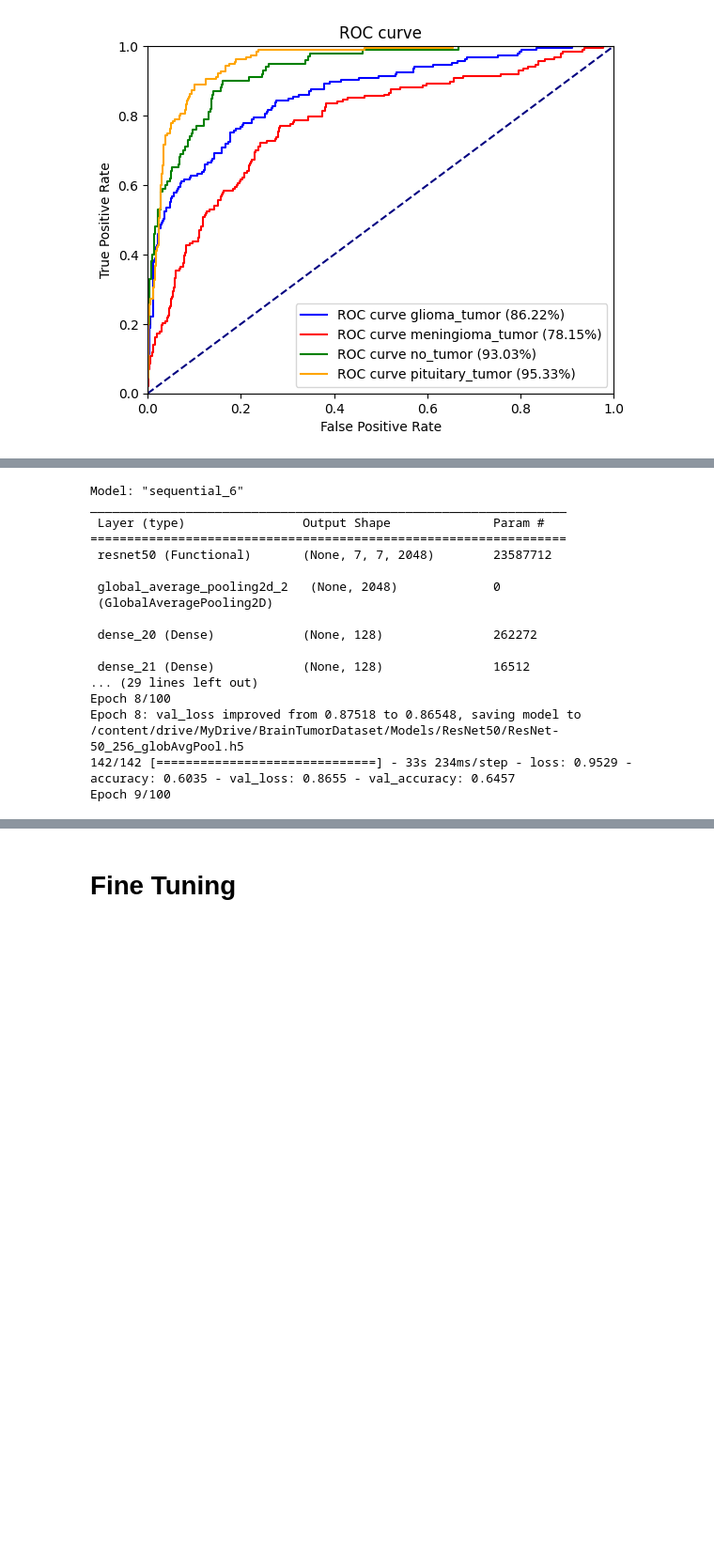
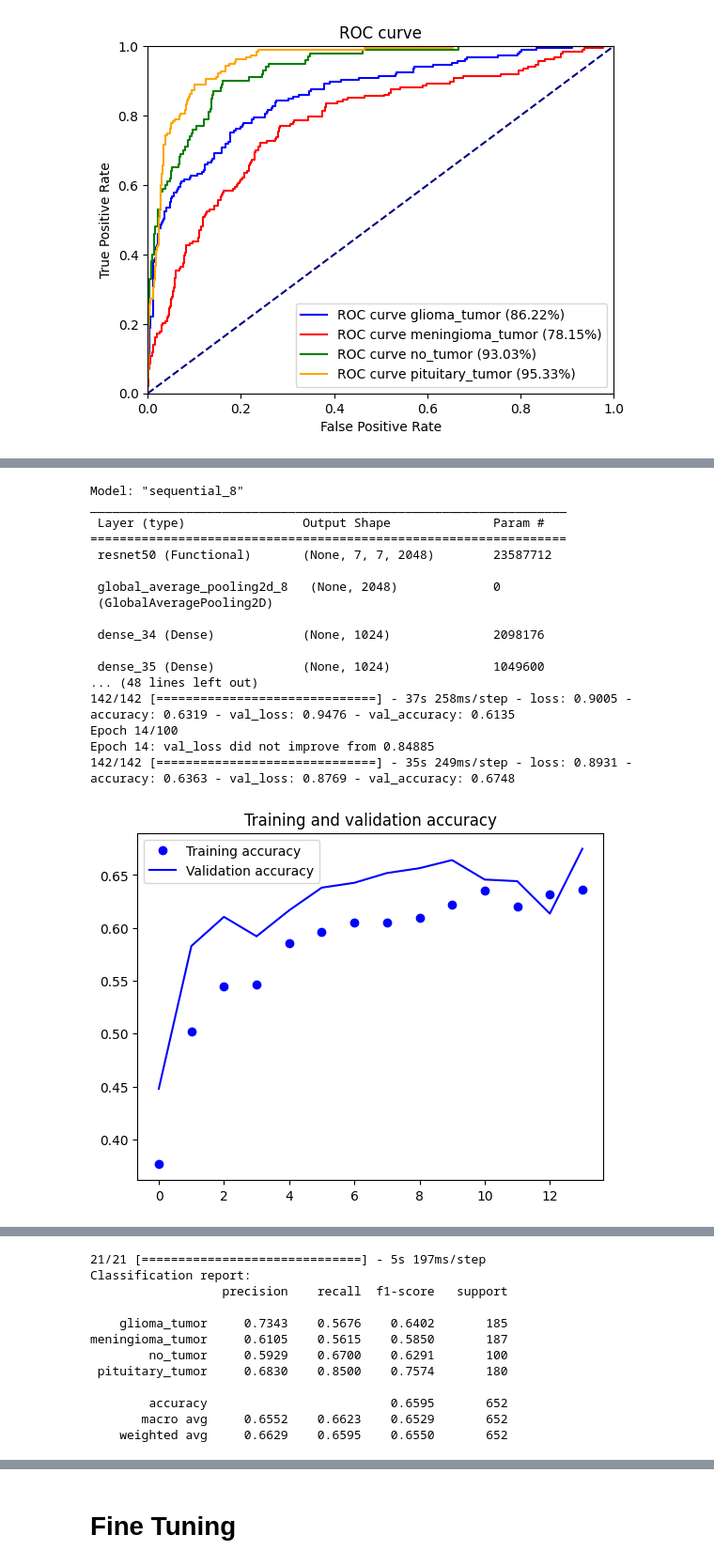
Before and after one commit to mgiorgi13/brain_tumor_classifier, a Jupyter notebook: ResNet_50_pretrained_network.ipynb, the cells around one changed output, grey strips where cells are left out. Shown at 94% size. Drawn from its saved outputs; the diff is of its cells as text; code cells hidden in the pictures; blank space fills up the shorter version.

```diff
--- a/ResNet_50_pretrained_network.ipynb
+++ b/ResNet_50_pretrained_network.ipynb
@@ -478,20 +473,0 @@ To resolve previous overfitting we ???
-# %%
-model = Sequential()
-model.add(base_model)
-model.add(Flatten())
-model.add(Dense(32, activation='relu'))
-model.add(Dense(64, activation='relu'))
-model.add(Dense(4, activation='softmax')) #4 classi di output
-
-# freeze the layers of the pretrained model
-for layer in base_model.layers:
-    layer.trainable = False
-
-# compile the model
-compile_model(model)
-
-# run the model
-run_model(model, 'ResNet50', "ResNet-50_128")
-
-# evaluate the model
-evaluate_model(model, test_generator, "ResNet-50_128", "ResNet50")
@@ -651,38 +593,40 @@ DA VALUTARE ?????
 # %%
 model = Sequential()
 model.add(base_model)
 model.add(GlobalAveragePooling2D())
-# model.add(Dense(128, activation='relu'))
-# model.add(Dense(128, activation='relu'))
-model.add(Dense(4, activation='softmax')) #4 classi di output
+model.add(Dense(1024, activation='relu'))
+model.add(Dense(1024, activation='relu'))
+model.add(Dense(1024, activation='relu'))
+model.add(Dense(4, activation='softmax'))
 
 # freeze the layers of the pretrained model
 for layer in base_model.layers:
     layer.trainable = False
 
 # compile the model
 compile_model(model)
 
 # run the model
-run_model(model, 'ResNet50', "ResNet-50_256_globAvgPool")
+run_model(model, 'ResNet50', "ResNet-50_512_512_512_globAvgPool")
 
 # evaluate the model
-evaluate_model(model,test_generator, "ResNet-50_256_globAvgPool", "ResNet50")
+evaluate_model(model,test_generator, "ResNet-50_512_512_512_globAvgPool", "ResNet50")
 # %% [output]
-Model: "sequential_6"
+Model: "sequential_8"
 _________________________________________________________________
  Layer (type)                Output Shape              Param #
 =================================================================
  resnet50 (Functional)       (None, 7, 7, 2048)        23587712
 
- global_average_pooling2d_2   (None, 2048)             0
+ global_average_pooling2d_8   (None, 2048)             0
  (GlobalAveragePooling2D)
 
- dense_20 (Dense)            (None, 128)               262272
+ dense_34 (Dense)            (None, 1024)              2098176
 
- dense_21 (Dense)            (None, 128)               16512
-... (29 lines left out)
-Epoch 8/100
-Epoch 8: val_loss improved from 0.87518 to 0.86548, saving model to /content/drive/MyDrive/BrainTumorDataset/Models/ResNet50/ResNet-50_256_globAvgPool.h5
-142/142 [==============================] - 33s 234ms/step - loss: 0.9529 - accuracy: 0.6035 - val_loss: 0.8655 - val_accuracy: 0.6457
-Epoch 9/100
+ dense_35 (Dense)            (None, 1024)              1049600
+... (48 lines left out)
+142/142 [==============================] - 37s 258ms/step - loss: 0.9005 - accuracy: 0.6319 - val_loss: 0.9476 - val_accuracy: 0.6135
+Epoch 14/100
+Epoch 14: val_loss did not improve from 0.84885
+142/142 [==============================] - 35s 249ms/step - loss: 0.8931 - accuracy: 0.6363 - val_loss: 0.8769 - val_accuracy: 0.6748
+[figure, added]
@@ -688,0 +634,12 @@ Epoch 9/100
+21/21 [==============================] - 5s 197ms/step
+Classification report:
+                  precision    recall  f1-score   support
+
+    glioma_tumor     0.7343    0.5676    0.6402       185
+meningioma_tumor     0.6105    0.5615    0.5850       187
+        no_tumor     0.5929    0.6700    0.6291       100
+ pituitary_tumor     0.6830    0.8500    0.7574       180
+
+        accuracy                         0.6595       652
+       macro avg     0.6552    0.6623    0.6529       652
+    weighted avg     0.6629    0.6595    0.6550       652
```
Also changed, not shown: parts of 6 cells of this notebook.
